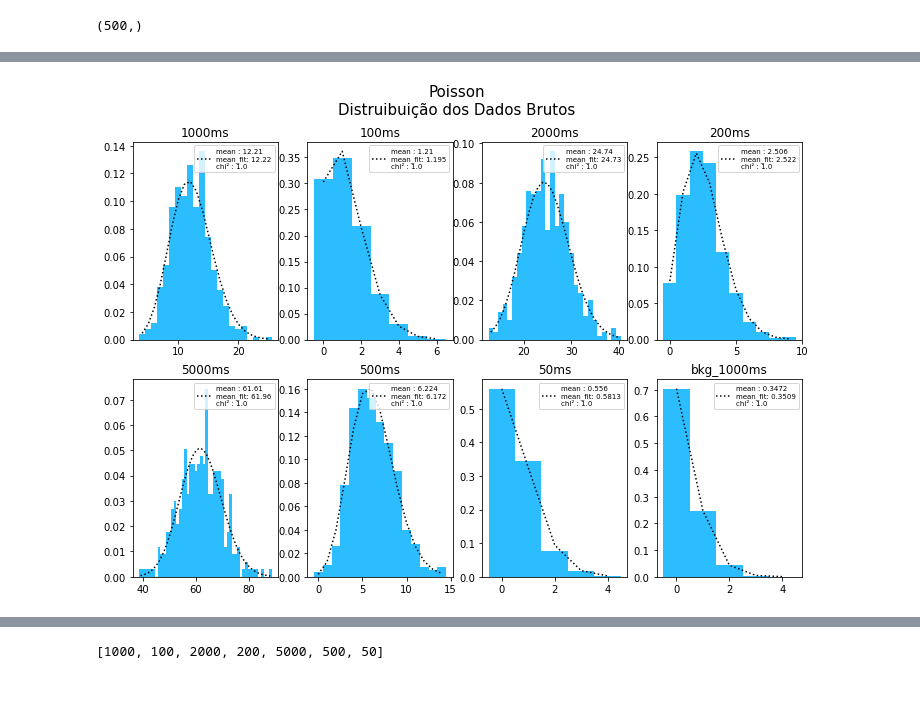
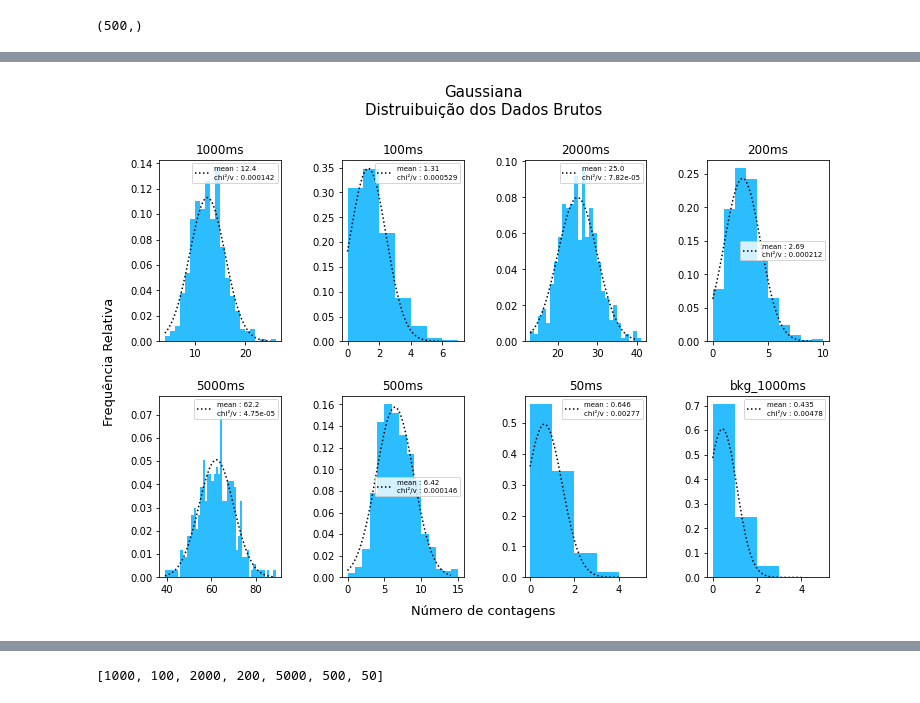
Before and after one commit to estevanmendes/LABIV, a Jupyter notebook: codigo_analise_v1.ipynb, the cells around one changed output, grey strips where cells are left out. Cells and saved outputs as stored; diff of their text form; code cells hidden in the pictures.

```diff
--- a/codigo_analise_v1.ipynb
+++ b/codigo_analise_v1.ipynb
@@ -105,30 +105,39 @@ plt.savefig('fig_poisson_lme_dist_dados_brutos_v1.png')
 # %%
-###poisson chi2
-
 Blue = '#2CBDFE'
-chi_poisson=np.zeros(len(filenames))
-parameters_poisson=np.zeros(len(filenames))
+chi_gaussian_per_dof=np.zeros(len(filenames))
+parameters_gaussian=np.zeros(len(filenames))
 fig, ax=plt.subplots(2,4,figsize=(12,8))
-for i in range(0,len(filenames)):
+for i in range(len(filenames)):
     data=np.loadtxt('geiger1/'+filenames[i])[:,1]
     dt=filenames[i].split('.')[0]
+    mean=STATS[i,0] # valor da média que eu já tinah calculado
+    var=STATS[i,2]# valor da variancia que eu já tinha calculado
 
-    X=np.arange(int(min(data))-1,int(max(data))+1)+0.5
-    mean=STATS[i,0]
-    var=mean
-    chi2=chi_2_over_freedom_degrees(X,mean,var,1)
-    chi_poisson[i]=chi2
 
-    freq,bin_edges,_=ax[int(i/4),int(i%4)].hist(data,bins=X,color=Blue,density=True)
+    X=np.linspace(min(data),max(data),100)
+
+    BIN=np.arange(int(min(data)),int(max(data))+2)
+
+    freq,bin_edges,_=ax[int(i/4),int(i%4)].hist(data,bins=BIN,color=Blue,density=True)
     bin_middles=0.5 * (bin_edges[1:] + bin_edges[:-1])
 
-    parameters,cov_matrix=curve_fit(poisson_vec,bin_middles,freq,p0=mean)
-    ax[int(i/4),int(i%4)].plot(bin_middles,poisson_vec(bin_middles,parameters[0]),linestyle='dotted',color='black',label='mean : {:.4}\nmean_fit: {:.4}\nchi² : {:.4}'.format(mean,parameters[0],chi2))
-    parameters_poisson[i]=parameters
+
+    gaussian_model=Model(gaussian)
+    result=gaussian_model.fit(freq,x=bin_middles,mean=mean)
+    chi2=result.redchi
+    chi_gaussian_per_dof[i]=chi2
+    parameter=result.best_values['mean']
+    parameters_gaussian[i]=parameter
+
+    ax[int(i/4),int(i%4)].plot(X,gaussian(X,parameter),linestyle='dotted',color='black',label='mean : {:.3}\nchi²/v : {:.3}'.format(parameter,chi2))
     ax[int(i/4),int(i%4)].legend(fontsize=7)
     ax[int(i/4),int(i%4)].set_title(dt)
-fig.suptitle('Poisson\nDistruibuição dos Dados Brutos',fontsize=15)
-plt.savefig('fig_poisson_minimos_quad_dist_dados_brutos_v1.png')
+fig.suptitle('Gaussiana\nDistruibuição dos Dados Brutos',fontsize=15)
+fig.text(0.5, 0.06, 'Número de contagens', ha='center',fontsize=13)
+fig.text(0.06, 0.5, 'Frequência Relativa', va='center', rotation='vertical',fontsize=13)
+plt.subplots_adjust( wspace=0.5, hspace=0.3,top=0.85)
+
+plt.savefig('img\\fig_gaussiana_minimos_quad_dist_dados_brutos_v1.png')
 # %% [output]
-[figure, old version]
+[figure, new version]
 # %%
```
Also changed, not shown: parts of 14 cells of this notebook, 13 other files.
